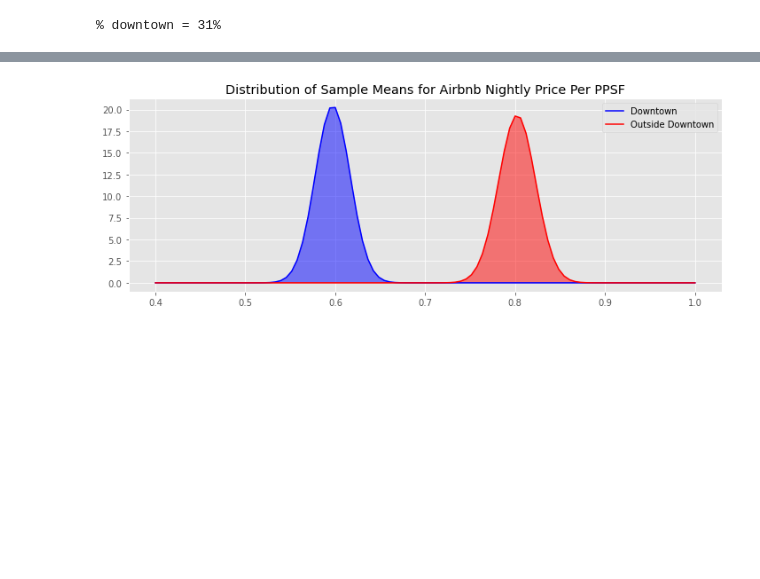
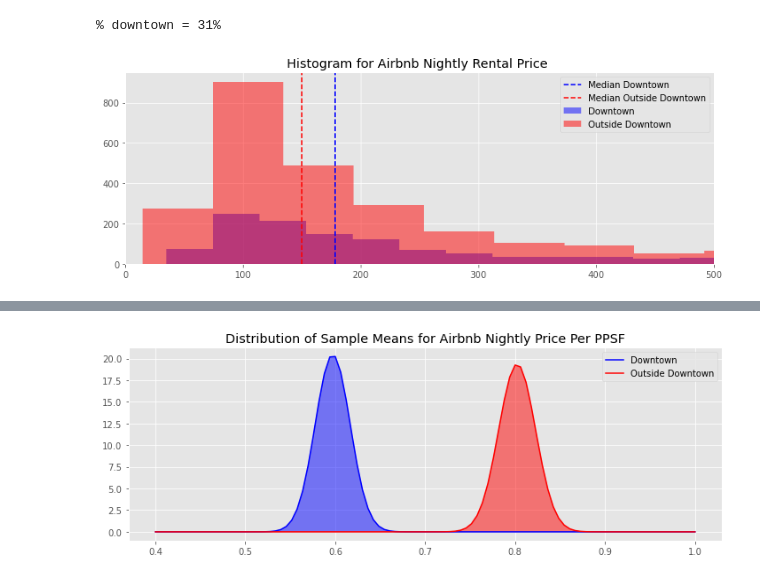
Before and after one commit to randallb15/Real-Estate-Analysis, a Jupyter notebook: StatisticalAnalysis.ipynb, the cells around one changed output, grey strips where cells are left out. Cells and saved outputs as stored; diff of their text form; code cells hidden in the pictures; blank space fills up the shorter version.

```diff
--- a/StatisticalAnalysis.ipynb
+++ b/StatisticalAnalysis.ipynb
@@ -455,3 +503,21 @@ Austinothermedians = bootstrap_sample_medians(Outside_Downtown['RentalPriceOverP
 # %%
 Austindowntownmeans = bootstrap_sample_means(Downtown['RentalPriceOverPPSF'])
 Austinothermeans = bootstrap_sample_means(Outside_Downtown['RentalPriceOverPPSF'])
+# %%
+# Creating a plot
+fig,ax = plt.subplots(figsize=(12,4))
+
+# Plotting Histogram for Airbnb Nightly Rental Price
+
+ax.hist(Downtown['price'], bins=100, color='blue', label='Downtown',alpha=0.5)
+ax.axvline(Downtown['price'].median(), color='blue', linestyle = '--',label='Median Downtown')
+ax.hist(Outside_Downtown['price'], bins=100, color='red', label='Outside Downtown',alpha=0.5)
+ax.axvline(Outside_Downtown['price'].median(), color='red', linestyle = '--',label='Median Outside Downtown')
+
+ax.set_xlim(0,500)
+# Add legend and plot title
+ax.legend()
+ax.set_title("Histogram for Airbnb Nightly Rental Price ");
+plt.savefig('img/nightlypricedowntownhist.png')
+# %% [output]
+[figure, added]
```
Also changed, not shown: parts of 12 cells of this notebook, 7 other files.
